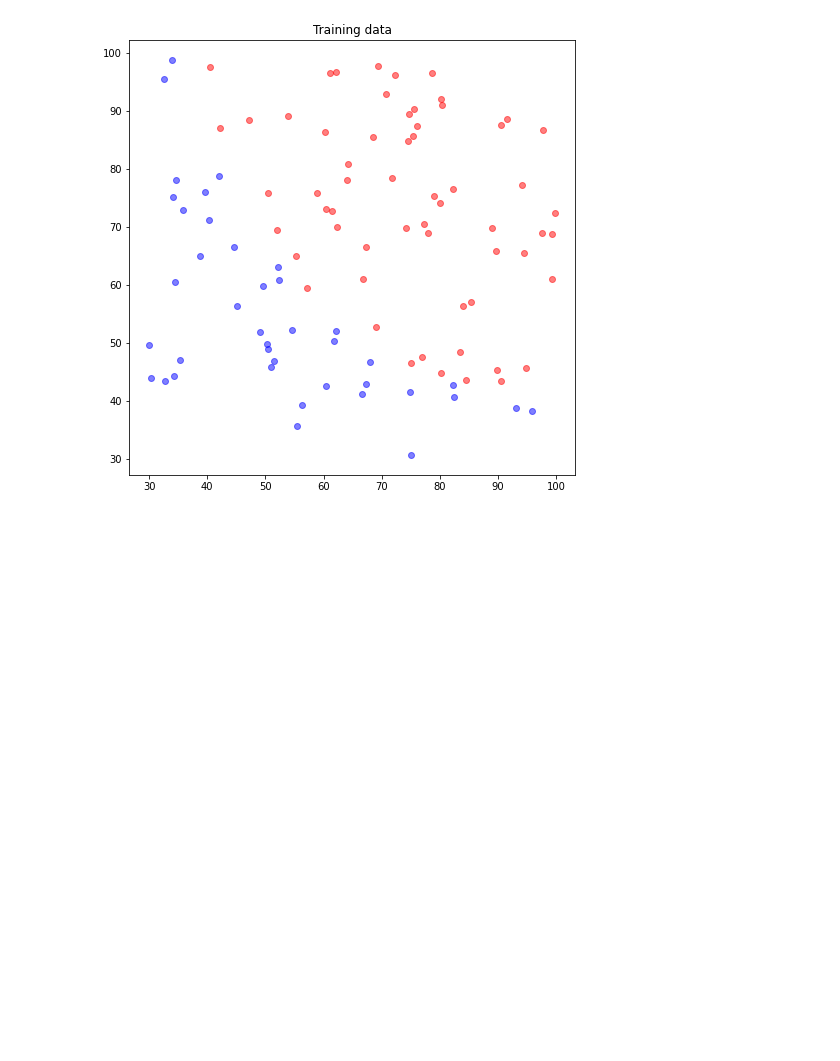
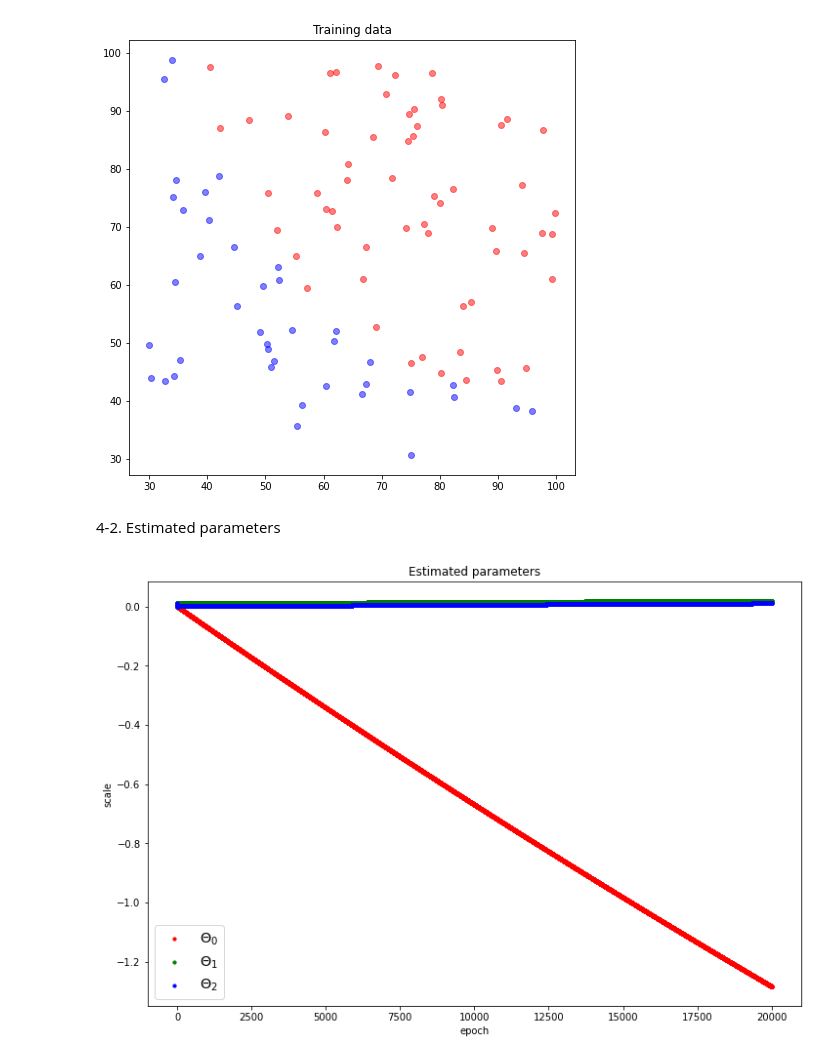
Before and after one commit to ihooni/class-MachineLearning, a Jupyter notebook: 05/assignment-05.ipynb, the cells around one changed output. Drawn from its saved outputs; the diff is of its cells as text; code cells hidden in the pictures; blank space fills up the shorter version.

Commit message:
chore: plot the estimated parameters

```diff
--- a/05/assignment-05.ipynb
+++ b/05/assignment-05.ipynb
@@ -74,3 +74,18 @@ plt.scatter(X_label1[:, 0], X_label1[:, 1], alpha=0.5, c='r')
 plt.show()
 # %% [output]
 [figure]
+# %% [markdown]
+4-2. Estimated parameters
+# %%
+#plot
+plt.figure(figsize=(12, 8))
+plt.title('Estimated parameters')
+plt.scatter(epoch_tick, history['theta'][:, 0], c='r', s=10)
+plt.scatter(epoch_tick, history['theta'][:, 1], c='g', s=10)
+plt.scatter(epoch_tick, history['theta'][:, 2], c='b', s=10)
+plt.legend(['$\Theta_0$', '$\Theta_1$', '$\Theta_2$'], fontsize='x-large', loc='lower left')
+plt.xlabel('epoch')
+plt.ylabel('scale')
+plt.show()
+# %% [output]
+[figure, added]
```
